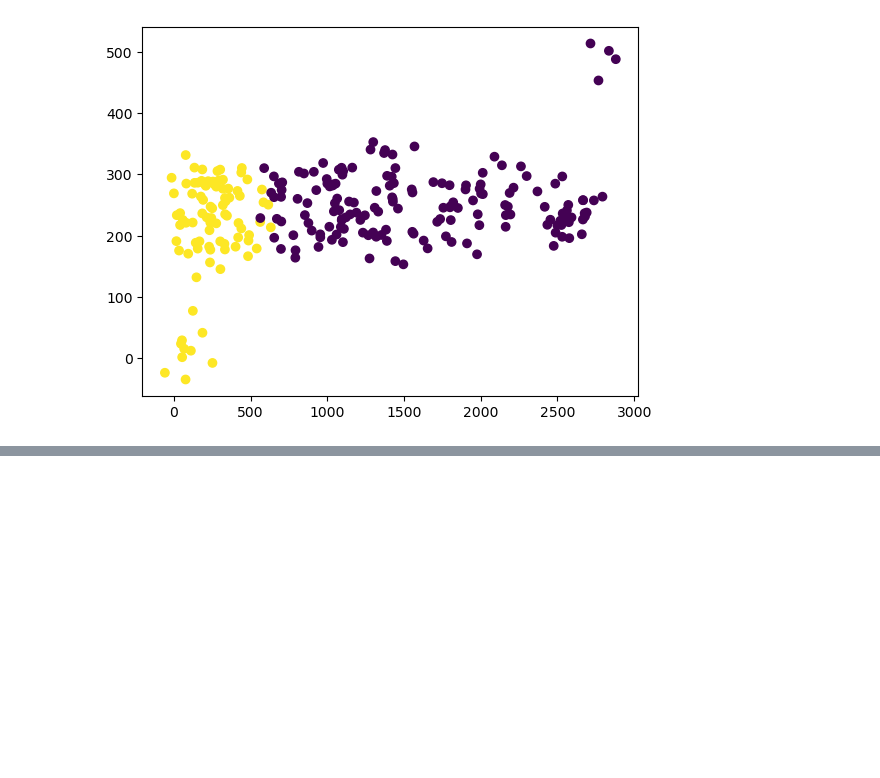
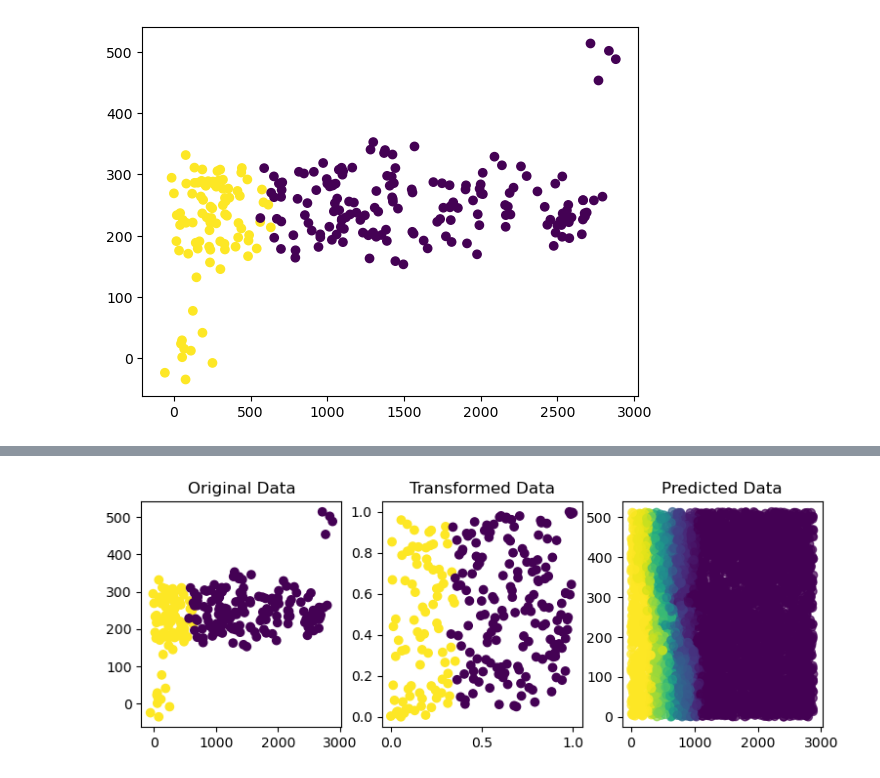
Before and after one commit to danielobare/british-airways-predicting-customer-buying-behavior, a Jupyter notebook: pre-processing.ipynb, the cells around one changed output, grey strips where cells are left out. Drawn from its saved outputs; the diff is of its cells as text; code cells hidden in the pictures; blank space fills up the shorter version.

```diff
--- a/pre-processing.ipynb
+++ b/pre-processing.ipynb
@@ -20,0 +63,4 @@ plt.scatter(X[:, 0], X[:, 1], c=y);
+# %%
+plot_output(scaler=QuantileTransformer(n_quantiles=100))
+# %% [output]
+[figure, added]
```
Also changed, not shown: parts of 6 cells of this notebook.
